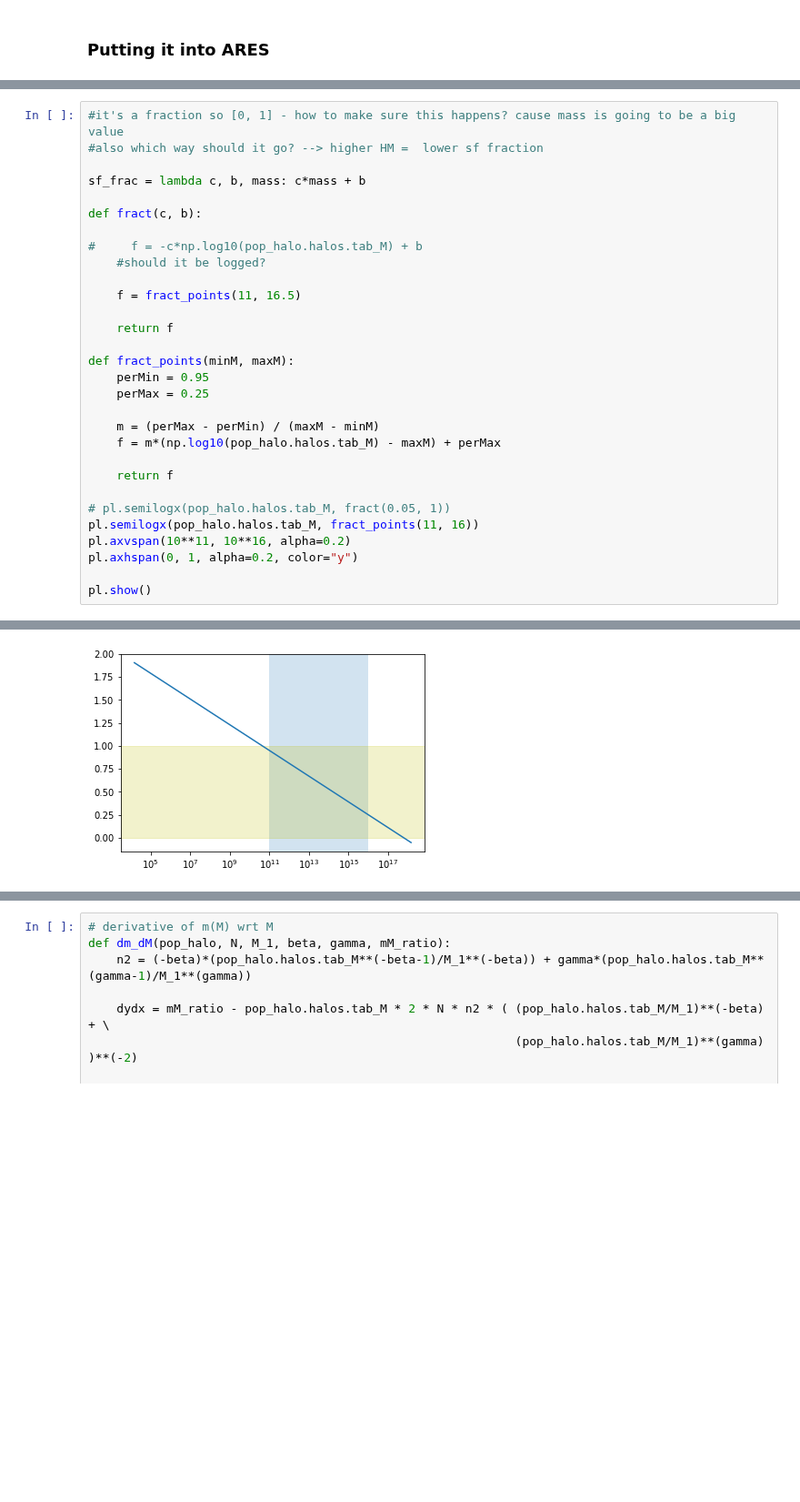
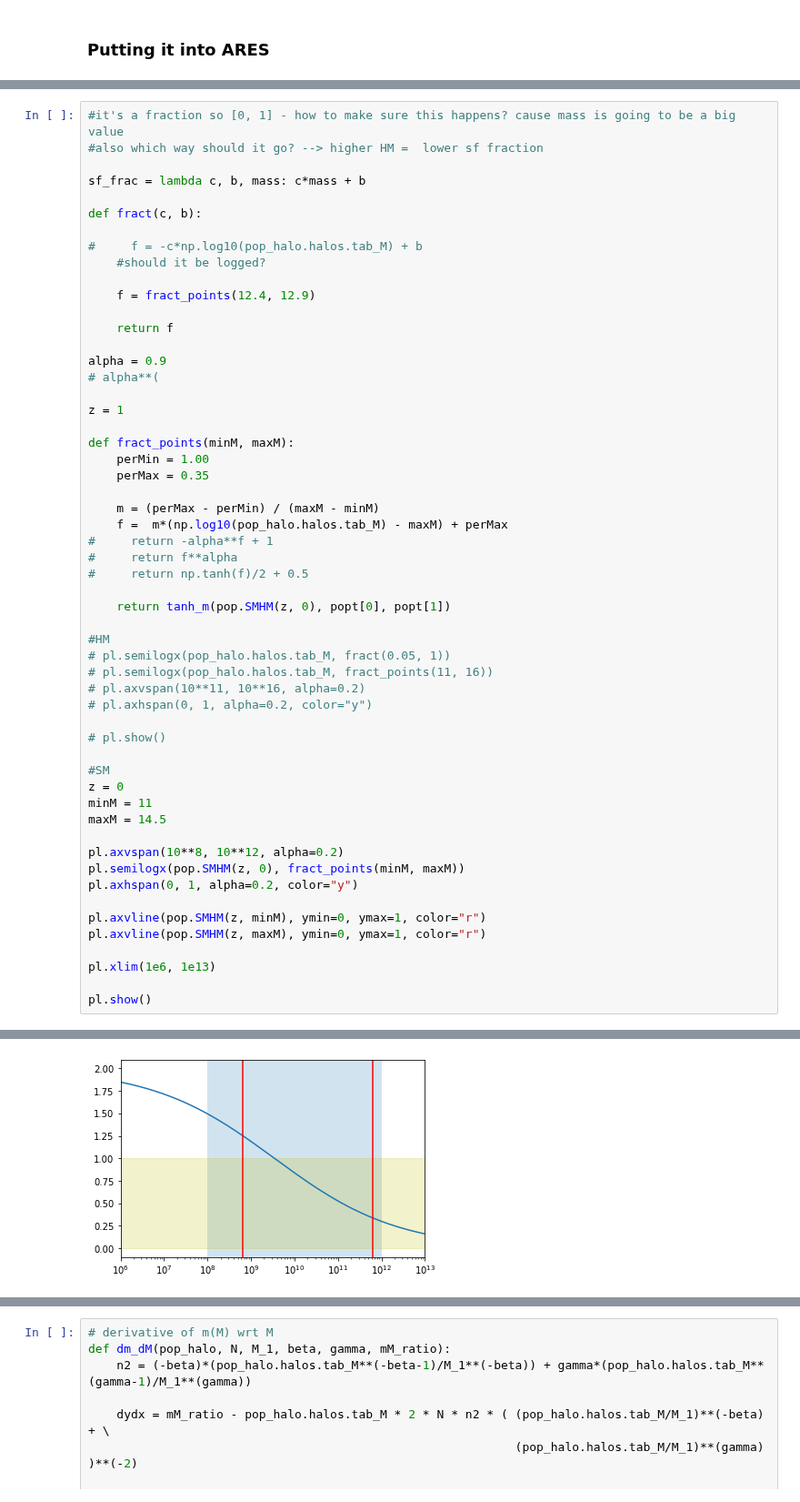
Before and after one commit to eklem1/GalaxySim, a Jupyter notebook: SMF_SFvsQ.ipynb, the cells around one changed output, grey strips where cells are left out. Shown at 91% size. Cells and saved outputs as stored; diff of their text form; blank space fills up the shorter version.

Commit message:
making a mess with a new equ for sf_fract

```diff
--- a/SMF_SFvsQ.ipynb
+++ b/SMF_SFvsQ.ipynb
@@ -88,23 +89,48 @@ def fract(c, b):
 #     f = -c*np.log10(pop_halo.halos.tab_M) + b
     #should it be logged?
 
-    f = fract_points(11, 16.5)
+    f = fract_points(12.4, 12.9)
 
     return f
 
+alpha = 0.9
+# alpha**(
+
+z = 1
+
 def fract_points(minM, maxM):
-    perMin = 0.95
-    perMax = 0.25
+    perMin = 1.00
+    perMax = 0.35
 
     m = (perMax - perMin) / (maxM - minM)
-    f = m*(np.log10(pop_halo.halos.tab_M) - maxM) + perMax
+    f =  m*(np.log10(pop_halo.halos.tab_M) - maxM) + perMax
+#     return -alpha**f + 1
+#     return f**alpha
+#     return np.tanh(f)/2 + 0.5
 
-    return f
+    return tanh_m(pop.SMHM(z, 0), popt[0], popt[1])
 
+#HM
 # pl.semilogx(pop_halo.halos.tab_M, fract(0.05, 1))
-pl.semilogx(pop_halo.halos.tab_M, fract_points(11, 16))
-pl.axvspan(10**11, 10**16, alpha=0.2)
+# pl.semilogx(pop_halo.halos.tab_M, fract_points(11, 16))
+# pl.axvspan(10**11, 10**16, alpha=0.2)
+# pl.axhspan(0, 1, alpha=0.2, color="y")
+
+# pl.show()
+
+#SM
+z = 0
+minM = 11
+maxM = 14.5
+
+pl.axvspan(10**8, 10**12, alpha=0.2)
+pl.semilogx(pop.SMHM(z, 0), fract_points(minM, maxM))
 pl.axhspan(0, 1, alpha=0.2, color="y")
 
+pl.axvline(pop.SMHM(z, minM), ymin=0, ymax=1, color="r")
+pl.axvline(pop.SMHM(z, maxM), ymin=0, ymax=1, color="r")
+
+pl.xlim(1e6, 1e13)
+
 pl.show()
 # %% [output]
@@ -112,4 +137,4 @@ pl.show()
-[figure, old version]
+[figure, new version]
 # %%
 z = 2
 
```
Also changed, not shown: parts of 21 cells of this notebook, 1 other file.
